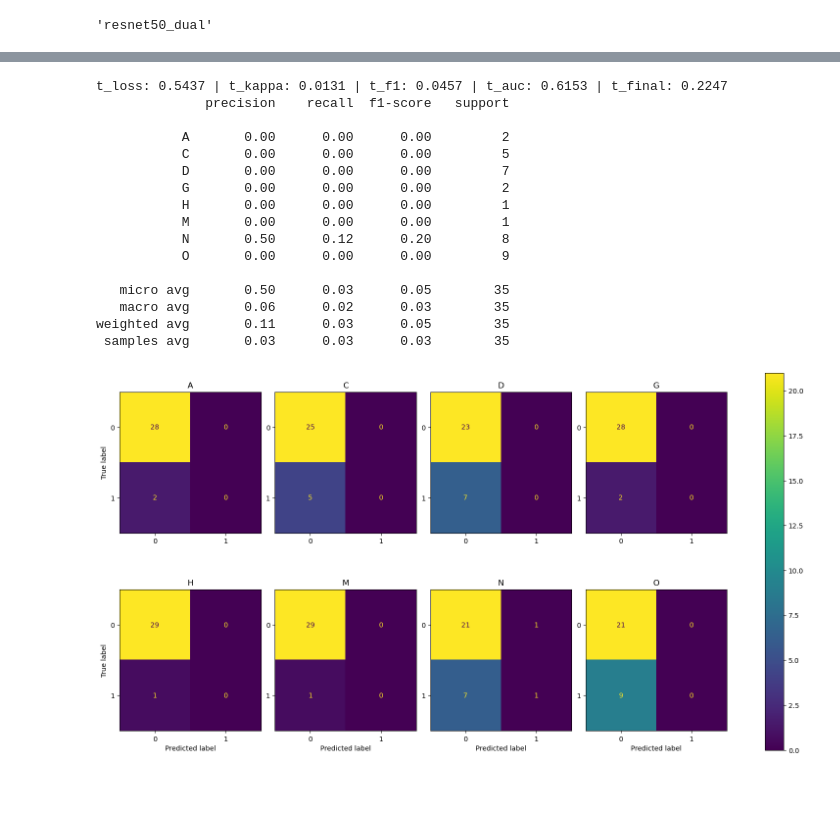
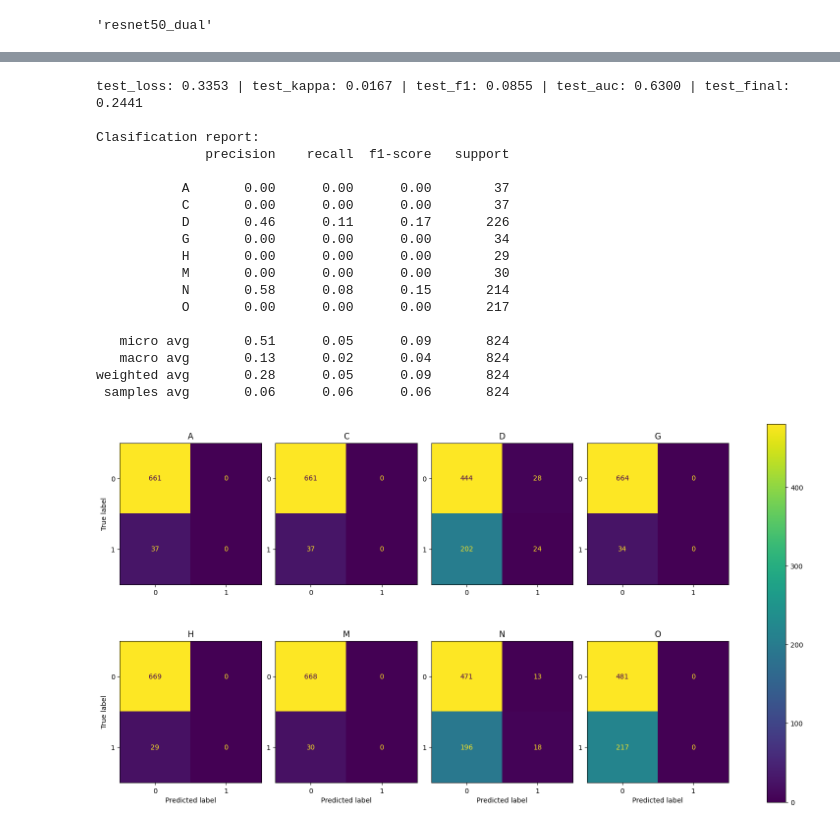
Before and after one commit to serdna1/ODIR-5K-multi-label-classification, a Jupyter notebook: experiments/experiment_0/experiment_0.ipynb, the cells around one changed output, grey strips where cells are left out. Saved outputs shown, nothing was run; the diff lists cells and outputs as text; code cells hidden in the pictures; blank space fills up the shorter version.

```diff
--- a/experiments/experiment_0/experiment_0.ipynb
+++ b/experiments/experiment_0/experiment_0.ipynb
@@ -133,12 +265,12 @@ transform = transforms.Compose([
 ])
 
 # Create test dataset
-val_df = pd.read_excel(val_annotations_path)[:30]
+val_df = pd.read_excel(val_annotations_path)
 
 val_dataset = ODIRDataset(images_path, val_df, transform)
 
 # Create the ground truth df that will be used as one of the arguments
-# when run the offitiol evaluation file (ODIR_evaluation.py)
+# when run the challenge evaluation file (ODIR_evaluation.py)
 gt_df = val_df.loc[:, ['ID','N','D','G','C','A','H','M','O']]
 gt_df = gt_df.reset_index(drop=True)
 gt_df.to_excel(ground_truth_path, index=False)
@@ -146,7 +278,7 @@ gt_df.to_excel(ground_truth_path, index=False)
 # Create test dataloader
 val_dataloader = DataLoader(dataset=val_dataset,
                             batch_size=32,
-                            num_workers=0,
+                            num_workers=os.cpu_count(),
                             pin_memory=True,
                             shuffle=False)
 # %%
@@ -201,60 +324,44 @@ def plot_roc_curve(y_real, y_pred):
-# %%
-def plot_confusion_matrices(y_real, y_pred):
-    f, axes = plt.subplots(2, 4, figsize=(20, 10))
-    axes = axes.ravel()
-    for i, label in enumerate(label_names):
-        disp = metrics.ConfusionMatrixDisplay(metrics.confusion_matrix(y_real[:, i],
-                                                                       y_pred[:, i]>0.5),
-                                                                       display_labels=[0, 1])
-        disp.plot(ax=axes[i], values_format='.4g')
-        disp.ax_.set_title(label)
-        if i<4:
-            disp.ax_.set_xlabel('')
-        if i%4!=0:
-            disp.ax_.set_ylabel('')
-        disp.im_.colorbar.remove()
-
-    plt.subplots_adjust(wspace=0.10, hspace=0.1)
-    f.colorbar(disp.im_, ax=axes)
-    plt.show()
 # %%
 print(
-    f"t_loss: {test_loss:.4f} | "
-    f"t_kappa: {kappa:.4f} | "
-    f"t_f1: {f1:.4f} | "
-    f"t_auc: {auc:.4f} | "
-    f"t_final: {final_score:.4f}"
+    f"test_loss: {test_loss:.4f} | "
+    f"test_kappa: {kappa:.4f} | "
+    f"test_f1: {f1:.4f} | "
+    f"test_auc: {auc:.4f} | "
+    f"test_final: {final_score:.4f}\n"
 )
 
+# Print test classification report
+print('Clasification report:')
 print(
     metrics.classification_report(
         all_y,
         all_probs>0.5,
         output_dict=False,
         target_names=label_names,
         zero_division=0
     )
 )
+print()
 
-# for i in range(len(label_names)):
-#     plot_roc_curve(all_y[:, i], all_probs[:, i])
-
-plot_confusion_matrices(all_y, all_probs)
+# Plot one confusion matrix for each label
+plot_confusion_matrices(all_y, all_probs, label_names)
 # %% [output]
-t_loss: 0.5437 | t_kappa: 0.0131 | t_f1: 0.0457 | t_auc: 0.6153 | t_final: 0.2247
+test_loss: 0.3353 | test_kappa: 0.0167 | test_f1: 0.0855 | test_auc: 0.6300 | test_final: 0.2441
+
+Clasification report:
               precision    recall  f1-score   support
 
-           A       0.00      0.00      0.00         2
-           C       0.00      0.00      0.00         5
-           D       0.00      0.00      0.00         7
-           G       0.00      0.00      0.00         2
-           H       0.00      0.00      0.00         1
-           M       0.00      0.00      0.00         1
-           N       0.50      0.12      0.20         8
-           O       0.00      0.00      0.00         9
+           A       0.00      0.00      0.00        37
+           C       0.00      0.00      0.00        37
+           D       0.46      0.11      0.17       226
+           G       0.00      0.00      0.00        34
+           H       0.00      0.00      0.00        29
+           M       0.00      0.00      0.00        30
+           N       0.58      0.08      0.15       214
+           O       0.00      0.00      0.00       217
 
-   micro avg       0.50      0.03      0.05        35
-   macro avg       0.06      0.02      0.03        35
-weighted avg       0.11      0.03      0.05        35
- samples avg       0.03      0.03      0.03        35
+   micro avg       0.51      0.05      0.09       824
+   macro avg       0.13      0.02      0.04       824
+weighted avg       0.28      0.05      0.09       824
+ samples avg       0.06      0.06      0.06       824
-[figure, old version]
+[figure, new version]
```
Also changed, not shown: parts of 33 cells of this notebook.
